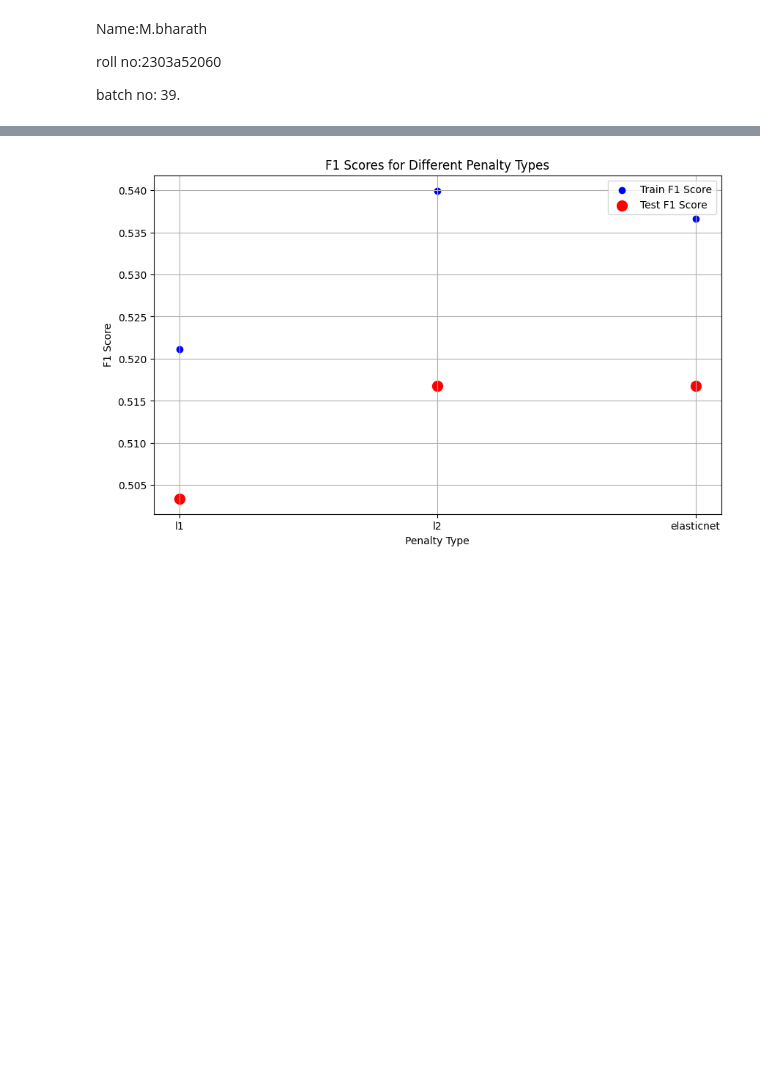
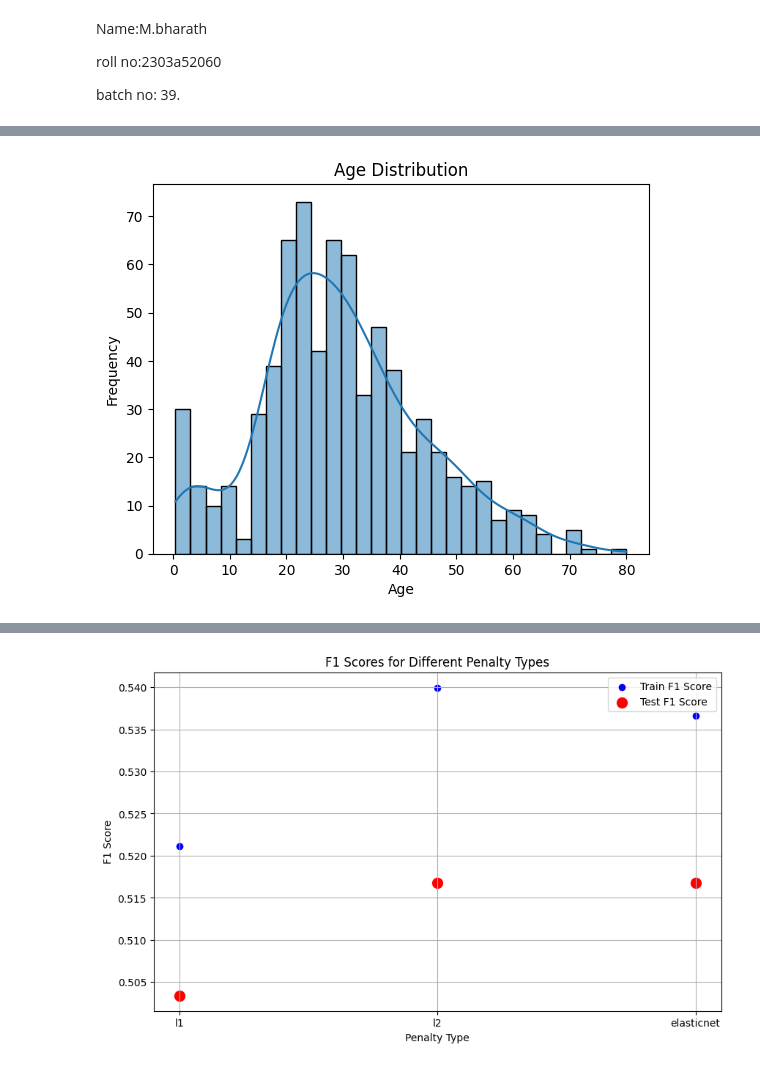
Before and after one commit to 2303A52060/23CSBTB39-40, a Jupyter notebook: aiml_assignment_5.ipynb, the cells around one changed output, grey strips where cells are left out. Cells and saved outputs as stored; diff of their text form; code cells hidden in the pictures; blank space fills up the shorter version.

```diff
--- a/aiml_assignment_5.ipynb
+++ b/aiml_assignment_5.ipynb
@@ -148,0 +31,79 @@ Part 2 – Model training and Fit the data to Model.
+# %%
+# Importing necessary libraries
+import pandas as pd
+import numpy as np
+import matplotlib.pyplot as plt
+import seaborn as sns
+
+# Load the Titanic Ship Passengers dataset into a dataframe
+df = pd.read_csv('titanic_train.csv')
+
+# 1. Check the data types of each feature (column) in the dataset
+print("\nData Types:\n", df.dtypes)
+
+# 2. Generate a summary of the dataset
+summary = df.describe(percentiles=[.25, .5, .75, .90])
+print("\nSummary Statistics:\n", summary)
+
+# 3. List the names of columns/features in the dataset
+column_names = df.columns.tolist()
+print("\nColumn Names:", column_names)
+
+# 4. Exploratory Analysis
+# Plotting numeric features
+sns.histplot(df['Age'].dropna(), bins=30, kde=True)
+plt.title('Age Distribution')
+plt.xlabel('Age')
+plt.ylabel('Frequency')
+plt.show()
+
+# Relative size of survived/un-survived
+sns.countplot(x='Survived', data=df)
+plt.title('Survival Count')
+plt.xlabel('Survived (0 = No, 1 = Yes)')
+plt.ylabel('Count')
+plt.show()
+
+# Check survival rate by gender
+sns.countplot(x='Sex', hue='Survived', data=df)
+plt.title('Survival by Gender')
+plt.show()
+
+# Class-wise survival rate
+sns.barplot(x='Pclass', y='Survived', data=df)
+plt.title('Survival Rate by Passenger Class')
+plt.show()
+
+# Siblings/Spouses aboard vs Survival
+sns.countplot(x='SibSp', hue='Survived', data=df)
+plt.title('Survival by Number of Siblings/Spouses Aboard')
+plt.show()
+
+# Overall age distribution with boxplot
+plt.figure(figsize=(10, 5))
+sns.boxplot(x='Survived', y='Age', data=df)
+plt.title('Age Distribution by Survival')
+plt.show()
+
+# Class-wise age distribution
+plt.figure(figsize=(10, 5))
+sns.boxplot(x='Pclass', y='Age', data=df)
+plt.title('Age Distribution by Passenger Class')
+plt.show()
+
+# 5. Data Wrangling
+# Impute age data
+df['Age'].fillna(df['Age'].median(), inplace=True)
+
+# Drop unnecessary features
+df.drop(columns=['Name', 'Ticket', 'Cabin'], inplace=True)
+
+# Recode categorical features to numerical
+df['Sex'] = df['Sex'].map({'male': 0, 'female': 1})
+df = pd.get_dummies(df, columns=['Embarked'], drop_first=True)
+
+# Display the cleaned dataframe
+print("\nCleaned DataFrame:\n", df.head())
+
+# At this point, you can proceed to fit a Logistic Regression model using the cleaned DataFrame.
+# %% [output]
@@ -148,0 +127 @@ Part 2 – Model training and Fit the data to Model.
+[figure, added]
```
Also changed, not shown: parts of 6 cells of this notebook.
